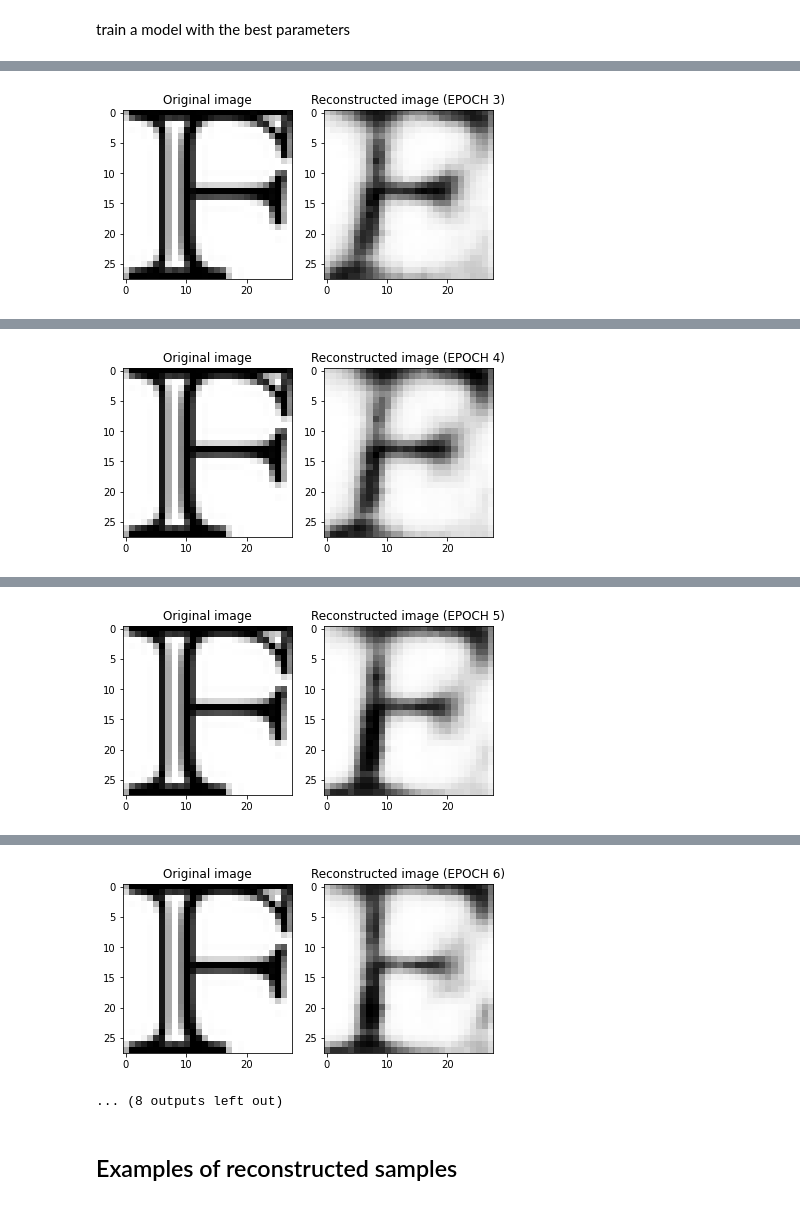
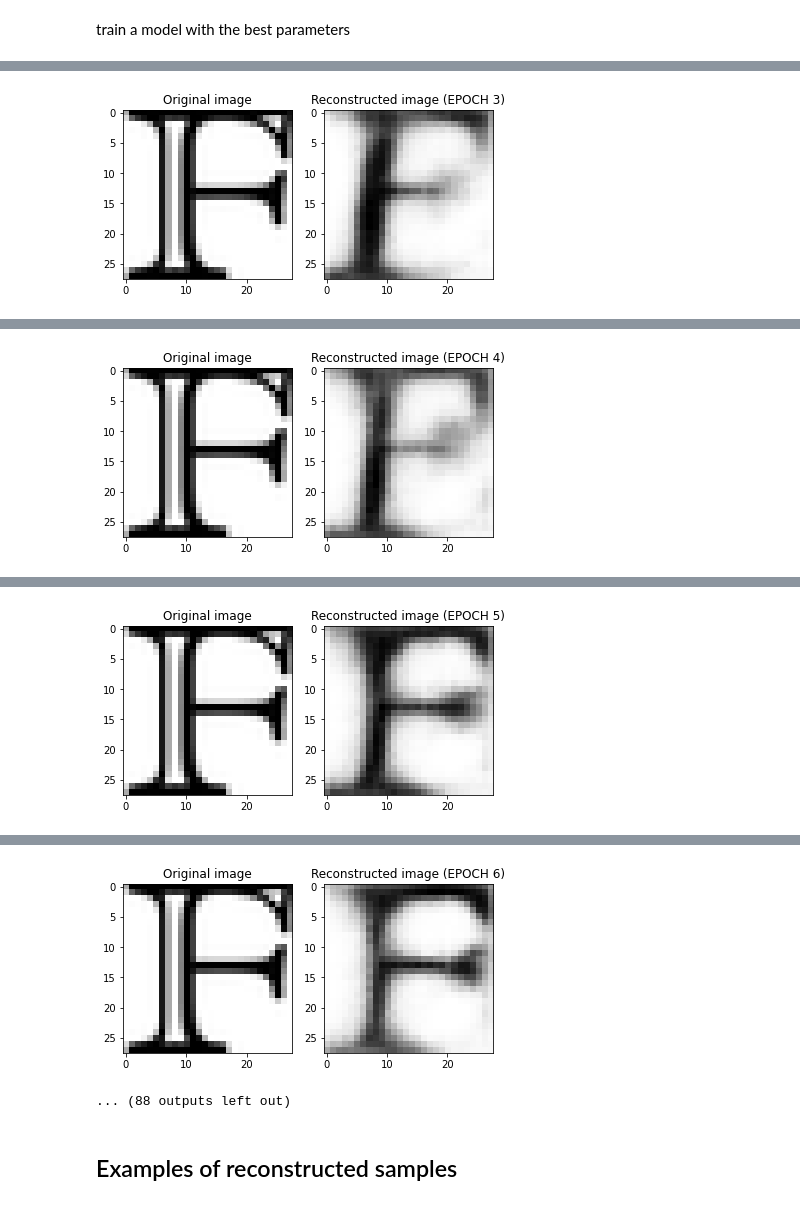
Before and after one commit to DanieleFoscarin/NNDL_hw2, a Jupyter notebook: nndl_2020__homework_2_optuna.ipynb, the cells around one changed output, grey strips where cells are left out. Saved outputs shown, nothing was run; the diff lists cells and outputs as text; code cells hidden in the pictures.

Commit message:
big search 100 trials 50 epochs

```diff
--- a/nndl_2020__homework_2_optuna.ipynb
+++ b/nndl_2020__homework_2_optuna.ipynb
@@ -650,7 +616,7 @@ decoder.to(device)
 
 # Training Loop
 display = True
-num_epochs = 10
+num_epochs = 50
 
 train_loss_record = []
 val_loss_record = []
@@ -736 +702 @@ EPOCH: 3/10
-[figure, old version]
+[figure, new version]
@@ -746 +712 @@ EPOCH: 4/10
-[figure, old version]
+[figure, new version]
@@ -756 +722 @@ EPOCH: 5/10
-[figure, old version]
+[figure, new version]
@@ -766,5 +732,5 @@ EPOCH: 6/10
-[figure, old version]
+[figure, new version]
-... (8 outputs left out)
+... (88 outputs left out)
 # %%
 best_encoder = encoder
 best_decoder = decoder
```
Also changed, not shown: parts of 14 cells of this notebook.
